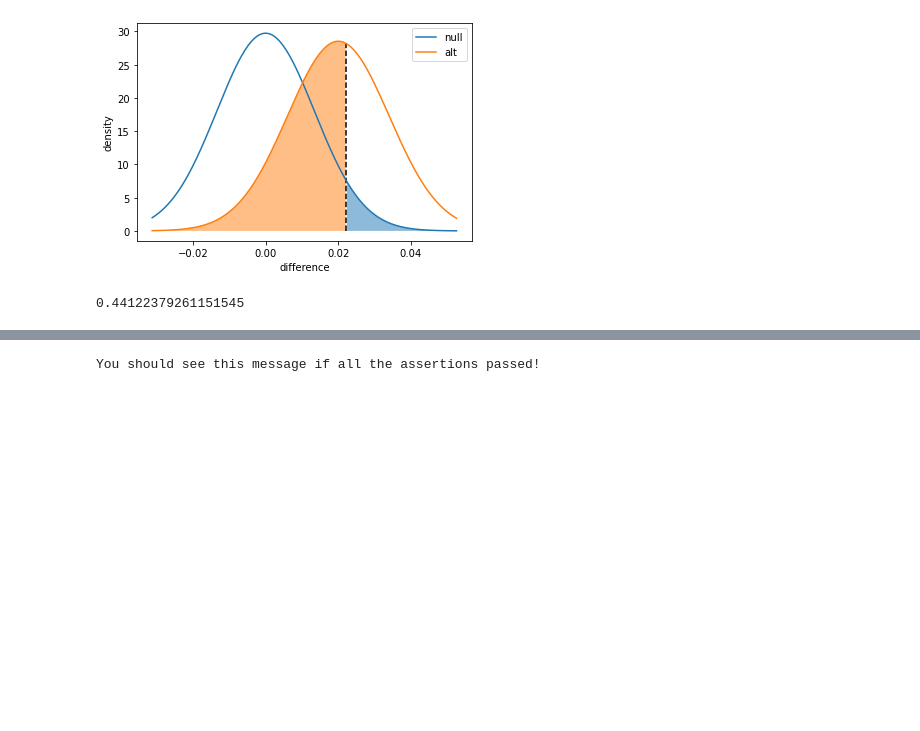
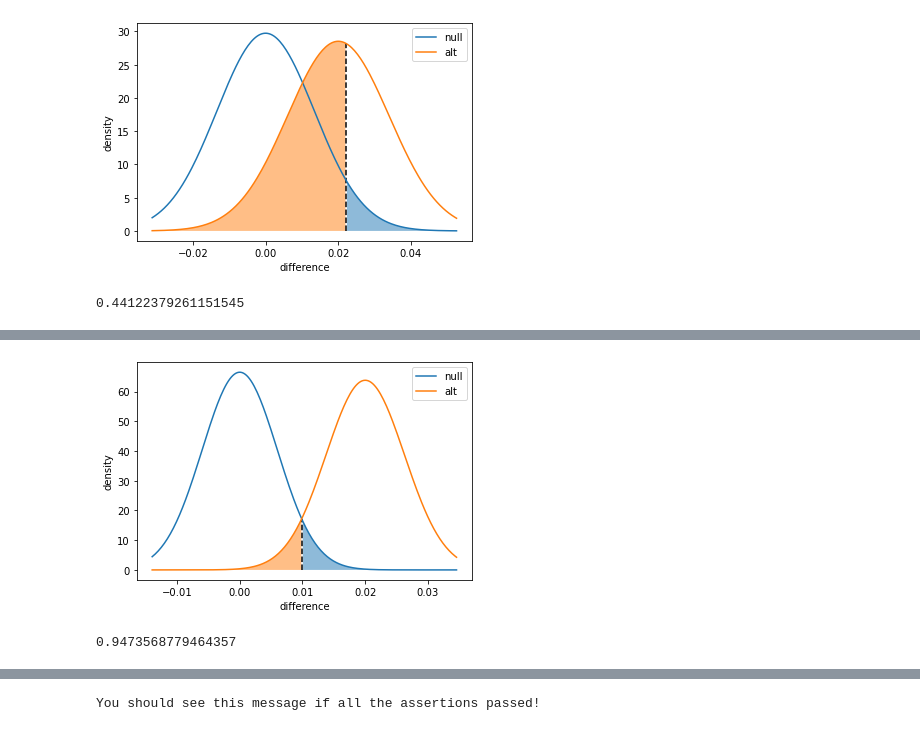
Before and after one commit to deacona/DSND_Term2, a Jupyter notebook: lessons/StatisticalTesting/L2_Experiment_Size.ipynb, the cells around one changed output, grey strips where cells are left out. Drawn from its saved outputs; the diff is of its cells as text; code cells hidden in the pictures; blank space fills up the shorter version.

```diff
--- a/lessons/StatisticalTesting/L2_Experiment_Size.ipynb
+++ b/lessons/StatisticalTesting/L2_Experiment_Size.ipynb
@@ -86,0 +92,5 @@ power(.1, .12, 1000)
+# %%
+power(.1, .12, 5000)
+# %% [output]
+[figure, added]
+0.9473568779464357
```
Also changed, not shown: parts of 6 cells of this notebook, 1 other file.
